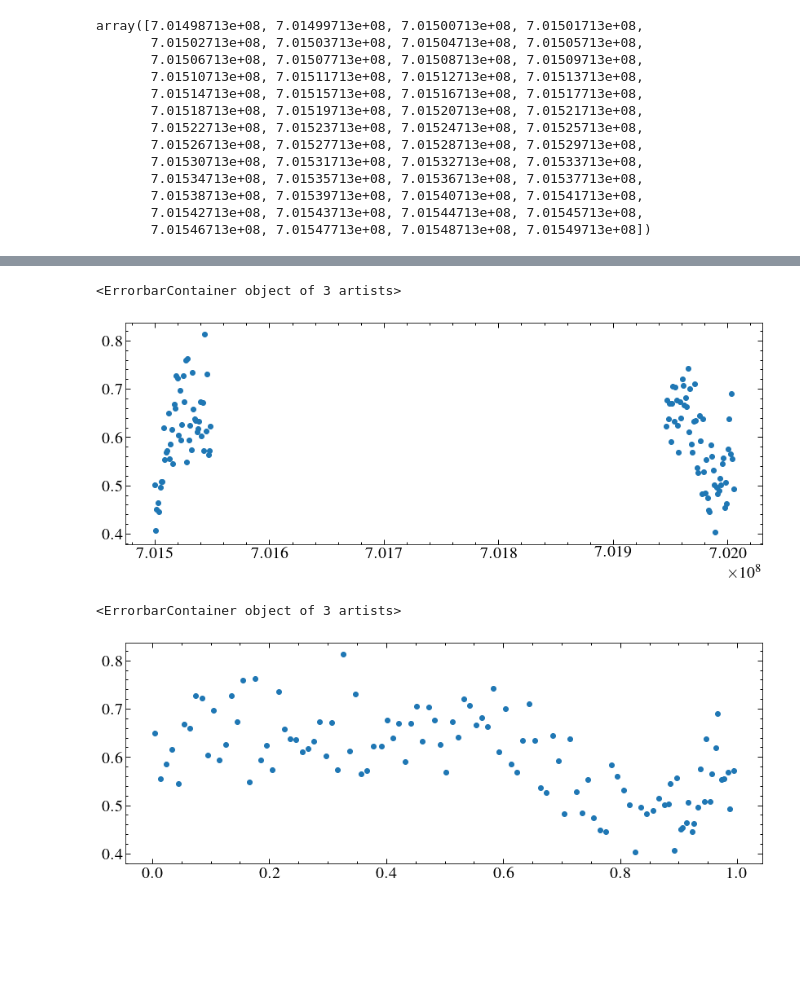
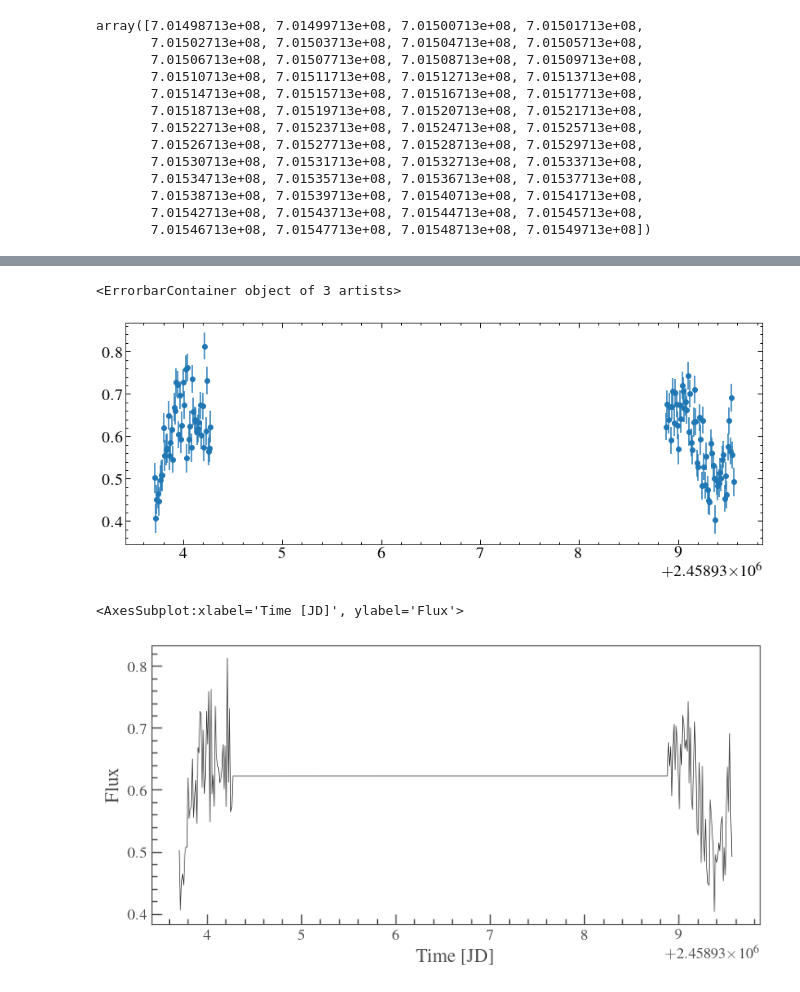
Before and after one commit to davidjwilson/gd394_chandra, a Jupyter notebook: tgcat_lc.ipynb, the cells around one changed output, grey strips where cells are left out. Drawn from its saved outputs; the diff is of its cells as text; code cells hidden in the pictures; blank space fills up the shorter version.

```diff
--- a/tgcat_lc.ipynb
+++ b/tgcat_lc.ipynb
@@ -192,6 +146,6 @@ HISTORY  PARM  :verbose=0                                               ASC00030
 # %%
-plt.errorbar(time, counts, yerr=error, marker='o', ls='none')
+plt.errorbar(times.value, counts, yerr=error, marker='o', ls='none')
 # %% [output]
 <ErrorbarContainer object of 3 artists>
-[figure, old version]
+[figure, new version]
 # %%
@@ -199,5 +153,9 @@ tfold = time/(1.1468*u.d.to(u.s)) % 1
 # %%
-plt.errorbar(tfold, counts, yerr=error, marker='o', ls='none')
+# plt.errorbar(tfold, counts, yerr=error, marker='o', ls='none')
-# %% [output]
-<ErrorbarContainer object of 3 artists>
-[figure, removed]
+# %%
+lc = lk.LightCurve(time = times, flux=counts, flux_err=error)
+# %%
+lc.plot()
+# %% [output]
+<AxesSubplot:xlabel='Time [JD]', ylabel='Flux'>
+[figure, added]
```
Also changed, not shown: parts of 13 cells of this notebook, 2 other files.
